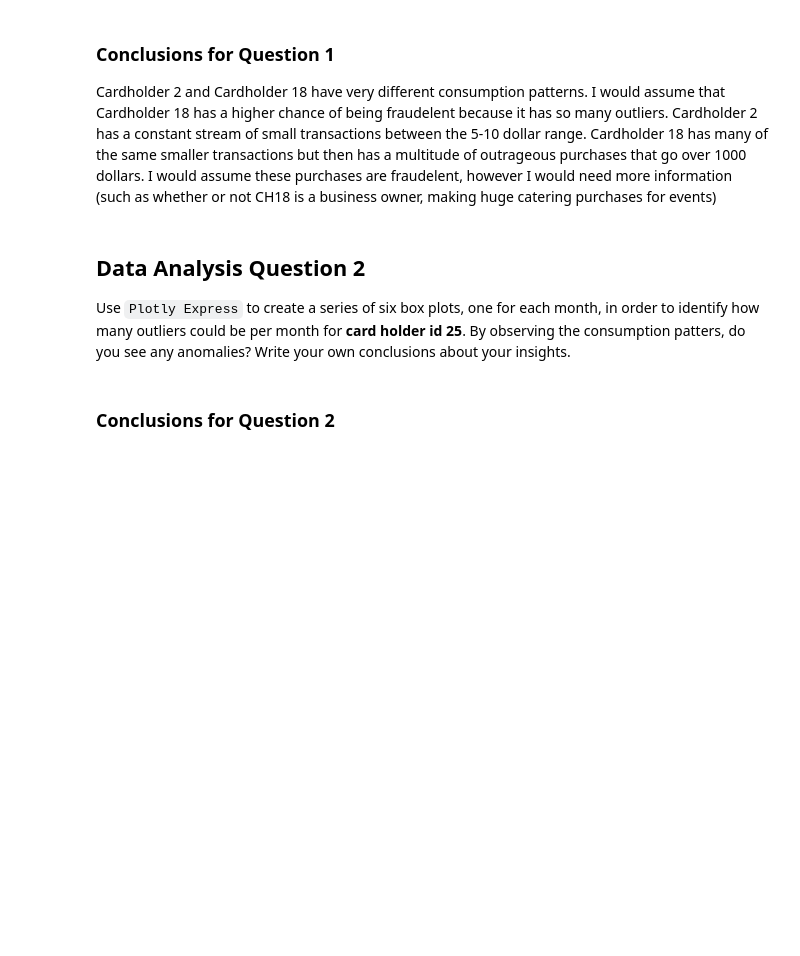
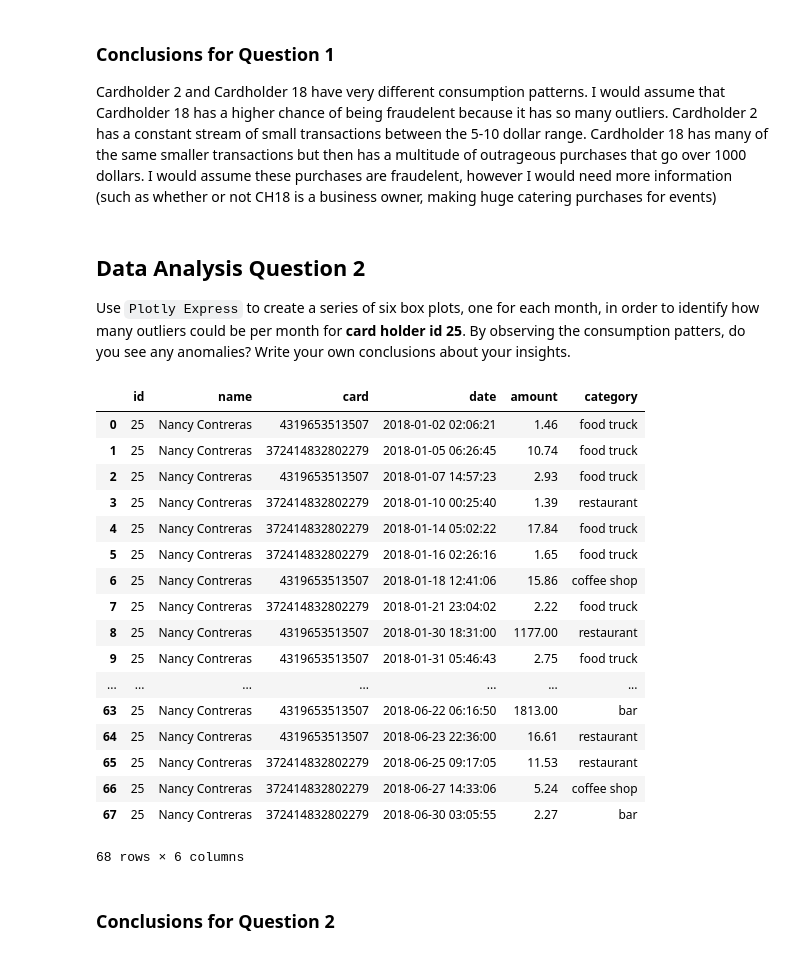
Before and after one commit to markmurdock11/sql, a Jupyter notebook: Starter_Files/visual_data_analysis.ipynb, the cells around one changed output. Cells and saved outputs as stored; diff of their text form; code cells hidden in the pictures; blank space fills up the shorter version.

```diff
--- a/Starter_Files/visual_data_analysis.ipynb
+++ b/Starter_Files/visual_data_analysis.ipynb
@@ -92,3 +90,35 @@ Cardholder 2 and Cardholder 18 have very different consumption patterns. I would
+# %%
+# loading data of daily transactions from jan to jun 2018 for card holder 25
+
+ch_id = 25
+s_date = '2018-01-01'
+e_date = '2018-07-01'
+
+query3 = query = f'SELECT a.id, a.name, b.card, c.date, c.amount, e.name as "category" \
+        FROM public.card_holder a, public.credit_card b, public.transaction c, public.merchant d, public.merchant_cat e \
+        WHERE a.id = b.idcardholder AND b.card=c.card AND c.id_merchant=d.id AND d.id_merch_cat=e.id AND a.id={ch_id} \
+        AND date BETWEEN \'{s_date} 00:00:00\'::timestamp AND \'{e_date} 00:00:00\'::timestamp'
+hello = pd.read_sql(query3, engine)
+hello
+# %% [output]
+|  | id | name | card | date | amount | category |
+| 0 | 25 | Nancy Contreras | 4319653513507 | 2018-01-02 02:06:21 | 1.46 | food truck |
+| 1 | 25 | Nancy Contreras | 372414832802279 | 2018-01-05 06:26:45 | 10.74 | food truck |
+| 2 | 25 | Nancy Contreras | 4319653513507 | 2018-01-07 14:57:23 | 2.93 | food truck |
+| 3 | 25 | Nancy Contreras | 372414832802279 | 2018-01-10 00:25:40 | 1.39 | restaurant |
+| 4 | 25 | Nancy Contreras | 372414832802279 | 2018-01-14 05:02:22 | 17.84 | food truck |
+| 5 | 25 | Nancy Contreras | 372414832802279 | 2018-01-16 02:26:16 | 1.65 | food truck |
+| 6 | 25 | Nancy Contreras | 4319653513507 | 2018-01-18 12:41:06 | 15.86 | coffee shop |
+| 7 | 25 | Nancy Contreras | 372414832802279 | 2018-01-21 23:04:02 | 2.22 | food truck |
+| 8 | 25 | Nancy Contreras | 4319653513507 | 2018-01-30 18:31:00 | 1177.00 | restaurant |
+| 9 | 25 | Nancy Contreras | 4319653513507 | 2018-01-31 05:46:43 | 2.75 | food truck |
+| ... | ... | ... | ... | ... | ... | ... |
+| 63 | 25 | Nancy Contreras | 4319653513507 | 2018-06-22 06:16:50 | 1813.00 | bar |
+| 64 | 25 | Nancy Contreras | 4319653513507 | 2018-06-23 22:36:00 | 16.61 | restaurant |
+| 65 | 25 | Nancy Contreras | 372414832802279 | 2018-06-25 09:17:05 | 11.53 | restaurant |
+| 66 | 25 | Nancy Contreras | 372414832802279 | 2018-06-27 14:33:06 | 5.24 | coffee shop |
+| 67 | 25 | Nancy Contreras | 372414832802279 | 2018-06-30 03:05:55 | 2.27 | bar |
+68 rows × 6 columns
 # %%
 # change the numeric month to month names
 # %%
```
Also changed, not shown: parts of 1 cell of this notebook.
